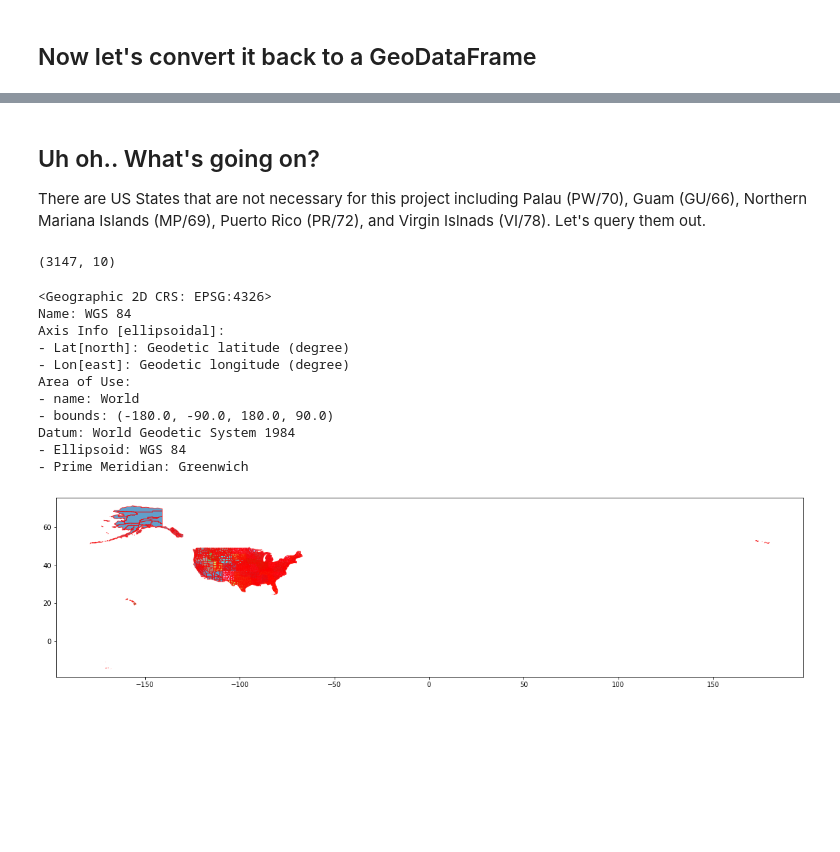
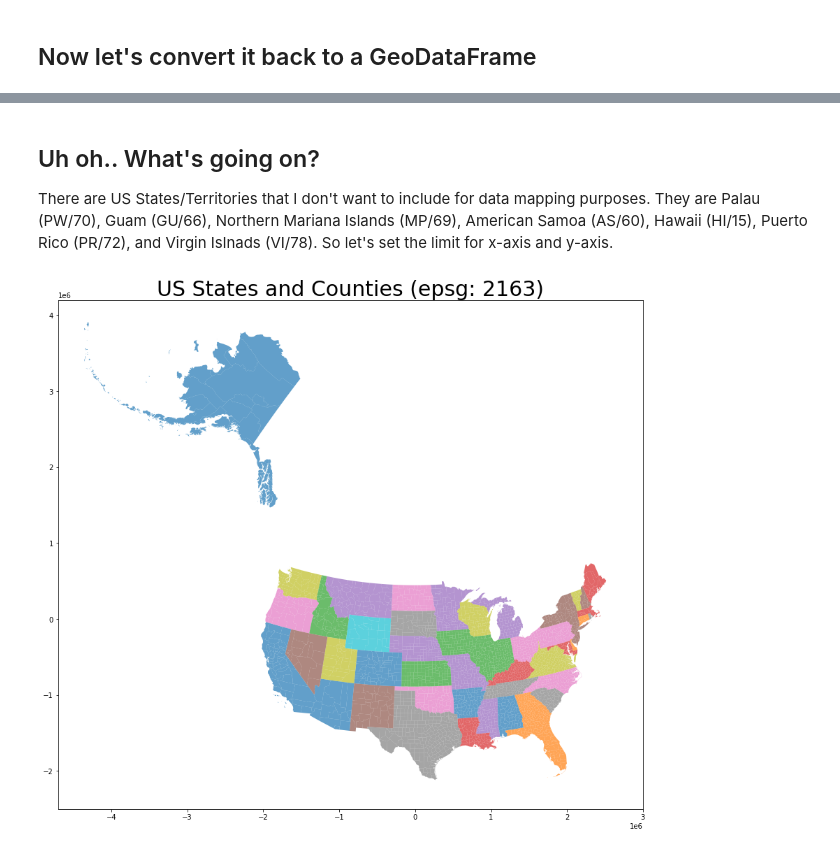
Before and after one commit to katkim0307/COVID-19_Response_Comparison, a Jupyter notebook: us_geodata.ipynb, the cells around one changed output, grey strips where cells are left out. Cells and saved outputs as stored; diff of their text form; code cells hidden in the pictures; blank space fills up the shorter version.

```diff
--- a/us_geodata.ipynb
+++ b/us_geodata.ipynb
@@ -252,39 +240,36 @@ us_counties_gdf.plot(figsize=(20, 20));
 # %% [markdown]
 ## Uh oh..  What's going on?
 
-There are US States that are not necessary for this project including Palau (PW/70), Guam (GU/66), Northern Mariana Islands (MP/69), Puerto Rico (PR/72), and Virgin Islnads (VI/78).  Let's query them out.
+There are US States/Territories that I don't want to include for data mapping purposes.  They are Palau (PW/70), Guam (GU/66), Northern Mariana Islands (MP/69), American Samoa (AS/60), Hawaii (HI/15), Puerto Rico (PR/72), and Virgin Islnads (VI/78). So let's set the limit for x-axis and y-axis.
 # %%
-us_counties_gdf = us_counties_gdf[
-    (us_counties_gdf['STATEFP'] != '70') &
-    (us_counties_gdf['STATEFP'] != '66') &
-    (us_counties_gdf['STATEFP'] != '69') &
-    (us_counties_gdf['STATEFP'] != '72') &
-    (us_counties_gdf['STATEFP'] != '78')
-]
+# us_counties_gdf = us_counties_gdf[
+#     (us_counties_gdf['STATEFP'] != '70') &
+#     (us_counties_gdf['STATEFP'] != '66') &
+#     (us_counties_gdf['STATEFP'] != '69') &
+#     (us_counties_gdf['STATEFP'] != '60') &
+#     (us_counties_gdf['STATEFP'] != '15') &
+#     (us_counties_gdf['STATEFP'] != '72') &
+#     (us_counties_gdf['STATEFP'] != '78')
+# ]
-# %%
-us_counties_gdf.shape
-# %% [output]
-(3147, 10)
-# %%
-us_counties_gdf.crs
-# %% [output]
-<Geographic 2D CRS: EPSG:4326>
-Name: WGS 84
-Axis Info [ellipsoidal]:
-- Lat[north]: Geodetic latitude (degree)
-- Lon[east]: Geodetic longitude (degree)
-Area of Use:
-- name: World
-- bounds: (-180.0, -90.0, 180.0, 90.0)
-Datum: World Geodetic System 1984
-- Ellipsoid: WGS 84
-- Prime Meridian: Greenwich
-# %%
-us_counties_gdf.plot(
-    figsize=(20, 20),
-    column='STATEFP',
-    alpha=0.7,
-    edgecolor='red',
-);
-# %% [output]
-[figure, removed]
+# %%
+fig, ax = plt.subplots(figsize=(15, 15))
+
+us_counties_gdf.plot(
+    ax=ax,
+    column='STATEFP',
+    alpha=0.7,
+);
+
+# title
+ax.set_title('US States and Counties (epsg: 2163)', fontdict={'size':30})
+
+# turning off scientific notation
+#plt.ticklabel_format(useOffset=False)
+ax.get_xaxis().get_major_formatter().set_useOffset(False)
+ax.get_yaxis().get_major_formatter().set_useOffset(False)
+
+# set the limit for both axes
+ax.set_xlim(-4700000, 3000000)
+ax.set_ylim(-2500000, 4200000);
+# %% [output]
+[figure, added]
```
Also changed, not shown: parts of 21 cells of this notebook, 1 other file.
